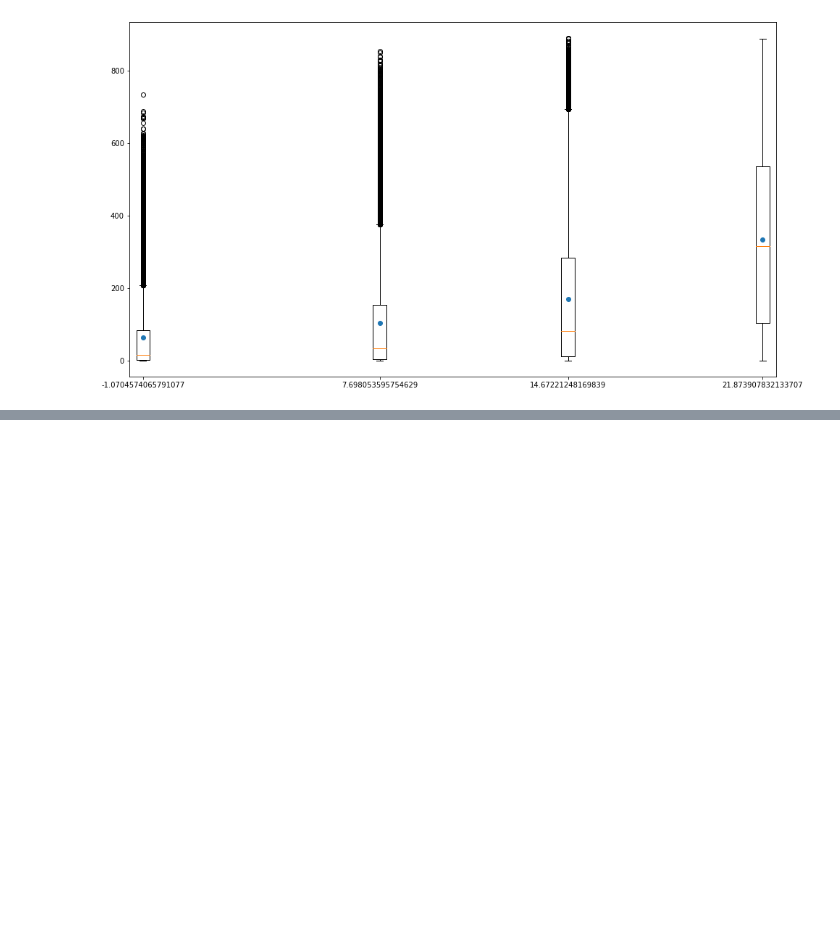
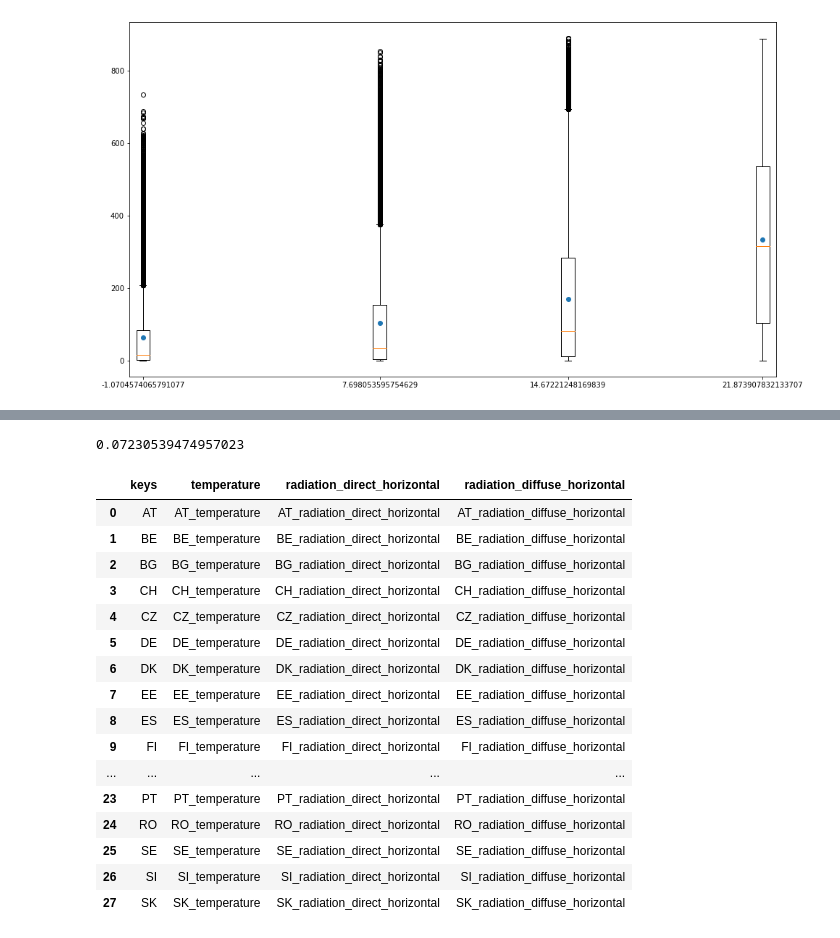
Before and after one commit to mario1027/Python-2022, a Jupyter notebook: MANIPULACIÓN DE DATOS CON PANDAS.ipynb, the cells around one changed output, grey strips where cells are left out. Saved outputs shown, nothing was run; the diff lists cells and outputs as text; code cells hidden in the pictures; blank space fills up the shorter version.

```diff
--- a/MANIPULACIÓN DE DATOS CON PANDAS.ipynb
+++ b/MANIPULACIÓN DE DATOS CON PANDAS.ipynb
@@ -597,0 +594,45 @@ lm_fit.params[1]
+# %%
+lm_fit.params[1]
+# %% [output]
+0.07230539474957023
+# %%
+temp=[]
+llave=[]
+radiation_direct_horizontal=[]
+radiation_diffuse_horizontal=[]
+for i in datos6.keys().to_numpy()[1:]:
+    if i[3:]=='temperature':
+        temp.append(i)
+    if i[3:]=='radiation_direct_horizontal':
+        radiation_direct_horizontal.append(i)
+    if i[3:]=='radiation_diffuse_horizontal':
+        radiation_diffuse_horizontal.append(i)
+for i in temp:
+    llave.append(i[:2])
+# %%
+datos6.keys().to_numpy()[1:][0][3:]
+datas6aux=pd.DataFrame()
+datas6aux["keys"]=llave
+datas6aux["temperature"]=temp
+datas6aux["radiation_direct_horizontal"]=radiation_direct_horizontal
+datas6aux["radiation_diffuse_horizontal"]=radiation_diffuse_horizontal
+# %%
+datas6aux
+# %% [output]
+|  | keys | temperature | radiation_direct_horizontal | radiation_diffuse_horizontal |
+| 0 | AT | AT_temperature | AT_radiation_direct_horizontal | AT_radiation_diffuse_horizontal |
+| 1 | BE | BE_temperature | BE_radiation_direct_horizontal | BE_radiation_diffuse_horizontal |
+| 2 | BG | BG_temperature | BG_radiation_direct_horizontal | BG_radiation_diffuse_horizontal |
+| 3 | CH | CH_temperature | CH_radiation_direct_horizontal | CH_radiation_diffuse_horizontal |
+| 4 | CZ | CZ_temperature | CZ_radiation_direct_horizontal | CZ_radiation_diffuse_horizontal |
+| 5 | DE | DE_temperature | DE_radiation_direct_horizontal | DE_radiation_diffuse_horizontal |
+| 6 | DK | DK_temperature | DK_radiation_direct_horizontal | DK_radiation_diffuse_horizontal |
+| 7 | EE | EE_temperature | EE_radiation_direct_horizontal | EE_radiation_diffuse_horizontal |
+| 8 | ES | ES_temperature | ES_radiation_direct_horizontal | ES_radiation_diffuse_horizontal |
+| 9 | FI | FI_temperature | FI_radiation_direct_horizontal | FI_radiation_diffuse_horizontal |
+| ... | ... | ... | ... | ... |
+| 23 | PT | PT_temperature | PT_radiation_direct_horizontal | PT_radiation_diffuse_horizontal |
+| 24 | RO | RO_temperature | RO_radiation_direct_horizontal | RO_radiation_diffuse_horizontal |
+| 25 | SE | SE_temperature | SE_radiation_direct_horizontal | SE_radiation_diffuse_horizontal |
+| 26 | SI | SI_temperature | SI_radiation_direct_horizontal | SI_radiation_diffuse_horizontal |
+| 27 | SK | SK_temperature | SK_radiation_direct_horizontal | SK_radiation_diffuse_horizontal |
```
Also changed, not shown: parts of 19 cells of this notebook, 17 other files.
